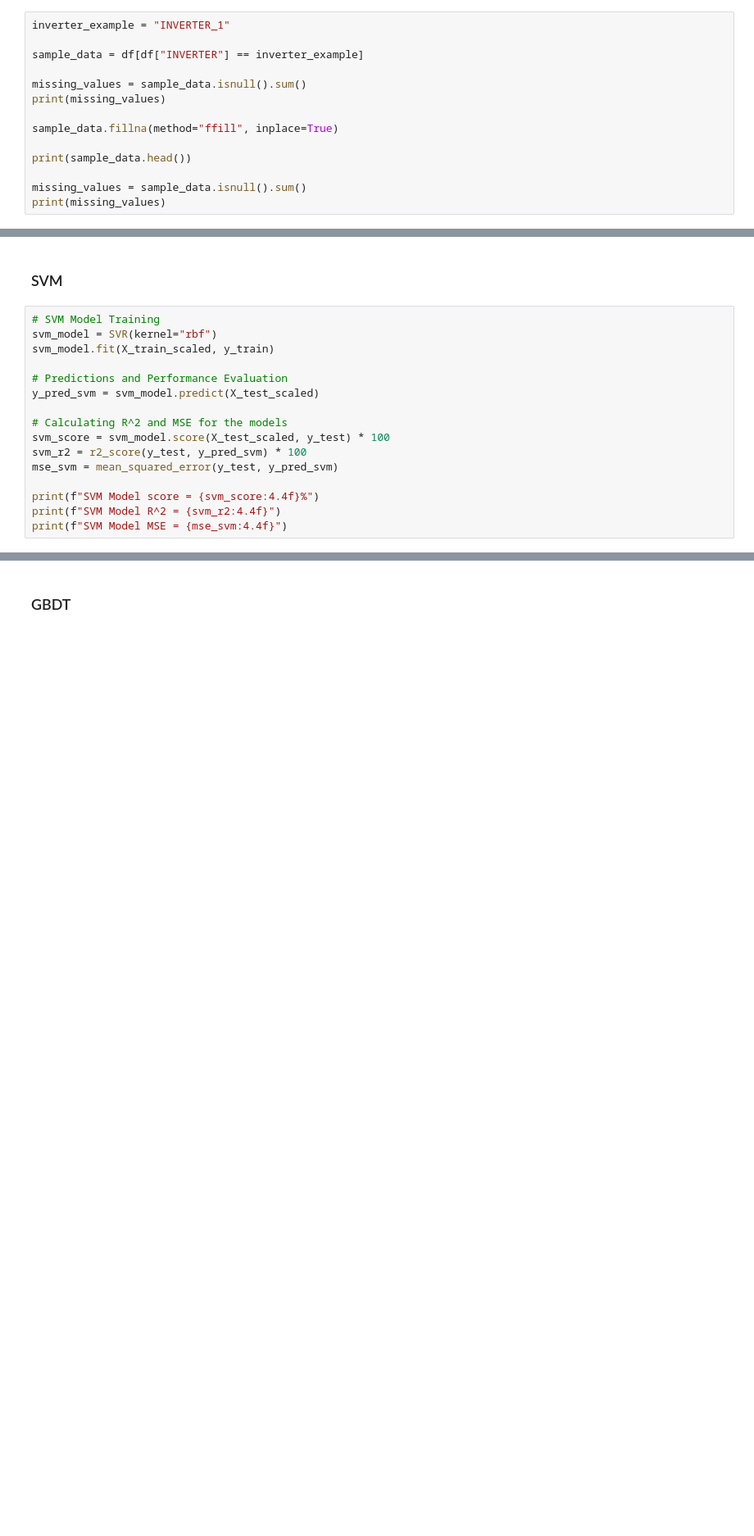
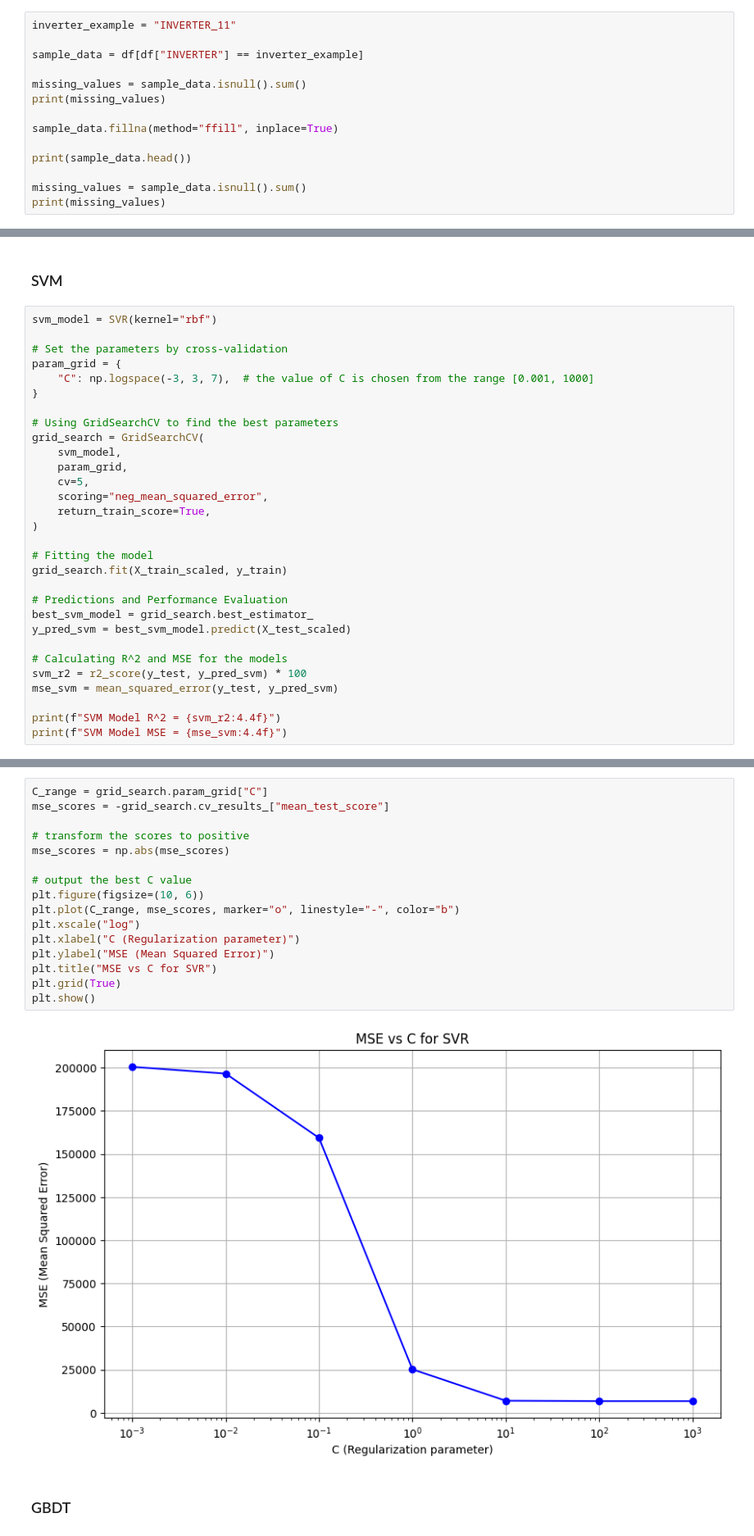
Before and after one commit to HarryXiong24/postgraduate-code-collection, a Jupyter notebook: Winter 2024/ML/project/main.ipynb, the cells around one changed output, grey strips where cells are left out. Shown at 82% size. Drawn from its saved outputs; the diff is of its cells as text; blank space fills up the shorter version.

```diff
--- a/Winter 2024/ML/project/main.ipynb
+++ b/Winter 2024/ML/project/main.ipynb
@@ -187,7 +206,7 @@ sns.heatmap(corr)
 # %% [markdown]
 ## Data Picking
 # %%
-inverter_example = "INVERTER_1"
+inverter_example = "INVERTER_11"
 
 sample_data = df[df["INVERTER"] == inverter_example]
 
@@ -266,19 +285,33 @@ print(X_train_scaled.shape, y_train.shape)
 # %% [markdown]
 ### SVM
 # %%
-# SVM Model Training
 svm_model = SVR(kernel="rbf")
-svm_model.fit(X_train_scaled, y_train)
+
+# Set the parameters by cross-validation
+param_grid = {
+    "C": np.logspace(-3, 3, 7),  # the value of C is chosen from the range [0.001, 1000]
+}
+
+# Using GridSearchCV to find the best parameters
+grid_search = GridSearchCV(
+    svm_model,
+    param_grid,
+    cv=5,
+    scoring="neg_mean_squared_error",
+    return_train_score=True,
+)
+
+# Fitting the model
+grid_search.fit(X_train_scaled, y_train)
 
 # Predictions and Performance Evaluation
-y_pred_svm = svm_model.predict(X_test_scaled)
+best_svm_model = grid_search.best_estimator_
+y_pred_svm = best_svm_model.predict(X_test_scaled)
 
 # Calculating R^2 and MSE for the models
-svm_score = svm_model.score(X_test_scaled, y_test) * 100
 svm_r2 = r2_score(y_test, y_pred_svm) * 100
 mse_svm = mean_squared_error(y_test, y_pred_svm)
 
-print(f"SVM Model score = {svm_score:4.4f}%")
 print(f"SVM Model R^2 = {svm_r2:4.4f}")
 print(f"SVM Model MSE = {mse_svm:4.4f}")
 # %% [output]
@@ -288,3 +320,21 @@ SVM Model MSE = 21214.3493
+# %%
+C_range = grid_search.param_grid["C"]
+mse_scores = -grid_search.cv_results_["mean_test_score"]
+
+# transform the scores to positive
+mse_scores = np.abs(mse_scores)
+
+# output the best C value
+plt.figure(figsize=(10, 6))
+plt.plot(C_range, mse_scores, marker="o", linestyle="-", color="b")
+plt.xscale("log")
+plt.xlabel("C (Regularization parameter)")
+plt.ylabel("MSE (Mean Squared Error)")
+plt.title("MSE vs C for SVR")
+plt.grid(True)
+plt.show()
+# %% [output]
+[figure, added]
 # %% [markdown]
 ### GBDT
 # %%
```
Also changed, not shown: parts of 8 cells of this notebook.
